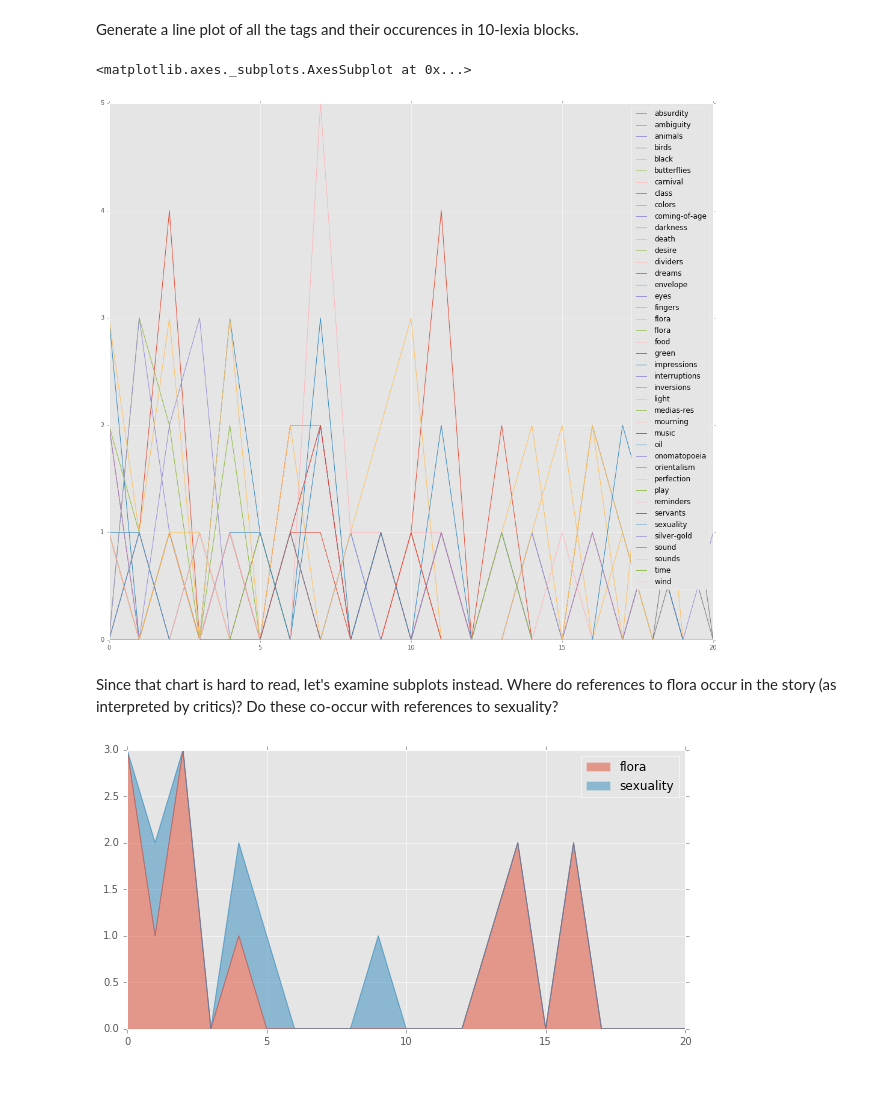
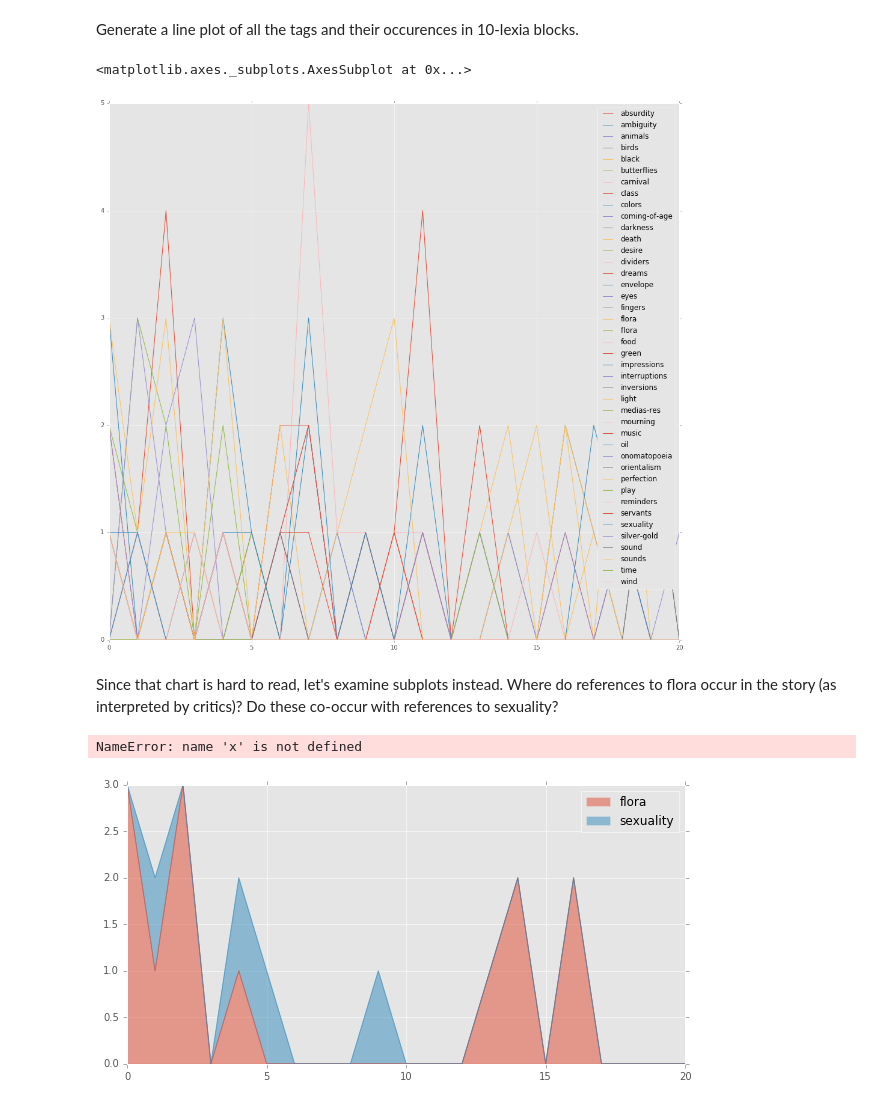
Before and after one commit to JonathanReeve/corpus-mansfield-garden-party-TEI, a Jupyter notebook: garden-party-tag-stats.ipynb, the cells around one changed output. Cells and saved outputs as stored; diff of their text form; code cells hidden in the pictures.

```diff
--- a/garden-party-tag-stats.ipynb
+++ b/garden-party-tag-stats.ipynb
@@ -115,22 +98,28 @@ mostFrequentTags.plot(kind='bar', figsize=(12,5))
 # %% [markdown]
 Group lexia by 10s, so the data are more meaningful than ones and zeroes.
 # %%
-def chunkdf(df, chunksize=10):
+def chunkdf(df, chunkSize=10):
     groups = df.groupby(lambda x: floor(x/chunkSize)).sum()
     return groups
 groups = chunkdf(df)
 # %% [markdown]
 Generate a line plot of all the tags and their occurences in 10-lexia blocks.
 # %%
-groups.plot(figsize=(18,16))
+groups.plot(figsize=(17,16))
 # %% [output]
 <matplotlib.axes._subplots.AxesSubplot at 0x...>
-[figure, old version]
+[figure, new version]
 # %% [markdown]
 Since that chart is hard to read, let's examine subplots instead. Where do references to flora occur in the story (as interpreted by critics)? Do these co-occur with references to sexuality?
 # %%
 def plotTags(tags, thisdf=groups):
     thisdf[tags].plot(kind='area', alpha=0.5, figsize=(10,5))
+# %%
+cmap = plt.get_cmap('cubehelix')
+indices = np.linspace(0, cmap.N, len(x))
+my_colors = [cmap(int(i)) for i in indices]
+# %% [output]
+NameError: name 'x' is not defined
 # %%
 plotTags(['flora', 'sexuality'])
 # %% [output]
```
Also changed, not shown: parts of 5 cells of this notebook.
